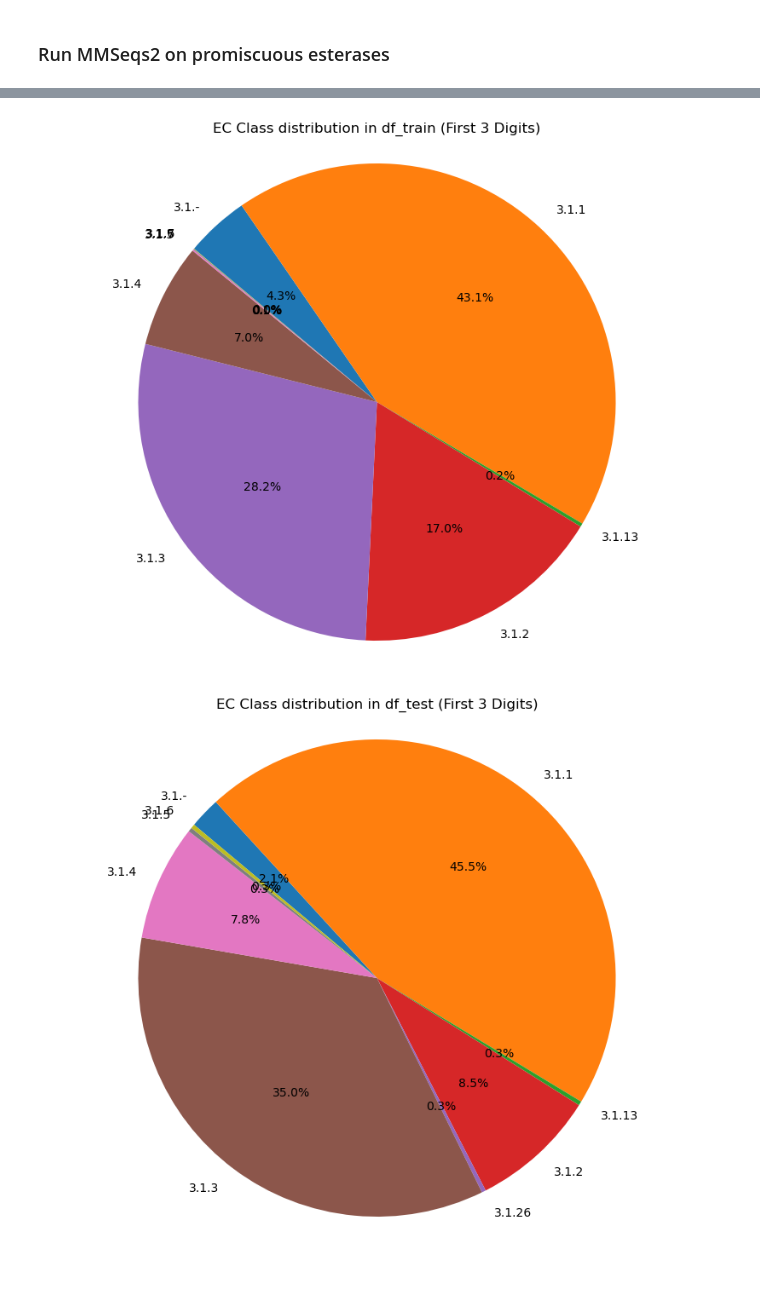
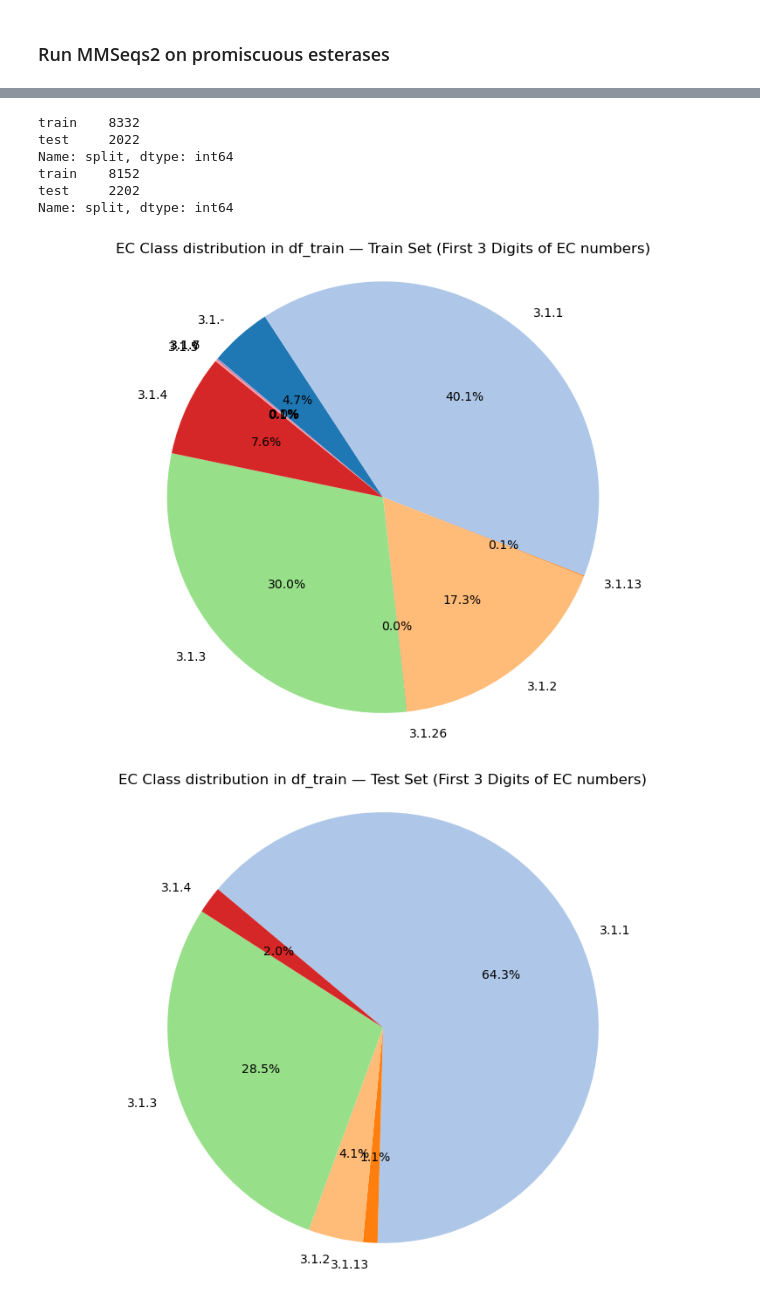
Before and after one commit to HelenSchmid/masterthesis, a Jupyter notebook: manuscript/N5_create_train_test_splits.ipynb, the cells around one changed output, grey strips where cells are left out. Cells and saved outputs as stored; diff of their text form; code cells hidden in the pictures.

Commit message:
Create train-test splits for esterase dataset

```diff
--- a/manuscript/N5_create_train_test_splits.ipynb
+++ b/manuscript/N5_create_train_test_splits.ipynb
@@ -190,33 +226,34 @@ plot_ec_class_pie_chart(df_val, ec_column='EC number', ec_level=3, title = 'EC C
 # %%
 from sklearn.model_selection import StratifiedGroupKFold
 import pandas as pd
 
-def stratified_group_split(df, label_col, group_col, train_size=0.8, val_size=0.1, test_size=0.1, random_state=42):
-    assert abs(train_size + val_size + test_size - 1.0) < 1e-6, "Split ratios must sum to 1."
 
-    sgkf = StratifiedGroupKFold(n_splits=int(1 / test_size), shuffle=True, random_state=random_state)
 
-    # First split: train + val vs test
-    for train_val_idx, test_idx in sgkf.split(df, y=df[label_col], groups=df[group_col]):
-        df_train_val = df.iloc[train_val_idx].copy()
-        df_test_stratified = df.iloc[test_idx].copy()
+def stratified_train_test_splits(df, cluster_col, label_col, train_size=0.8, random_state=42):
+    df = df.copy()
+
+    sgkf = StratifiedGroupKFold(n_splits=int(1 / (1-train_size)), shuffle=True, random_state=random_state)
+
+    for train_idx, test_idx in sgkf.split(df, y=df[label_col], groups=df[cluster_col]):
+        df['split'] = 'none'
+        df.loc[train_idx, 'split'] = 'train'
+        df.loc[test_idx, 'split'] = 'test'
+        print(df['split'].value_counts())
         break  # only take the first split
 
-    # Second split: train vs val within train_val
-    val_ratio = val_size / (train_size + val_size)
-    sgkf_val = StratifiedGroupKFold(n_splits=int(1 / val_ratio), shuffle=True, random_state=random_state + 1)
-    for train_idx, val_idx in sgkf_val.split(df_train_val, y=df_train_val[label_col], groups=df_train_val[group_col]):
-        df_train_stratified = df_train_val.iloc[train_idx].copy()
-        df_val_stratified = df_train_val.iloc[val_idx].copy()
-        break  # only take the first split
+    return df
 
-    return df_train_stratified.reset_index(drop=True), df_val_stratified.reset_index(drop=True), df_test_stratified.reset_index(drop=True)
+df_train_test_0p5_similarity = stratified_train_test_splits(df, label_col='EC number', cluster_col='mmseqs_representative_cluster_seq_0p5_similarity', train_size=0.8)
+df_train_test_0p3_similarity = stratified_train_test_splits(df, label_col='EC number', cluster_col='mmseqs_representative_cluster_seq_0p3_similarity', train_size=0.8)
 
-df_train_stratified, df_val_stratified, df_test_stratified = stratified_group_split(df, label_col='EC number', group_col = 'mmseqs_representative_cluster_seq')
-
-plot_ec_class_pie_chart(df_train_stratified, ec_column='EC number', ec_level=3, title = 'EC Class distribution in df_train')
-plot_ec_class_pie_chart(df_test_stratified, ec_column='EC number', ec_level=3, title = 'EC Class distribution in df_test')
-plot_ec_class_pie_chart(df_val_stratified, ec_column='EC number', ec_level=3, title = 'EC Class distribution in df_val')
+plot_ec_class_pie_chart(df_train_test_0p5_similarity, ec_column='EC number', ec_level=3, title = 'EC Class distribution in df_train')
+plot_ec_class_pie_chart(df_train_test_0p3_similarity, ec_column='EC number', ec_level=3, title = 'EC Class distribution in df_train')
 # %% [output]
+train    8332
+test     2022
+Name: split, dtype: int64
+train    8152
+test     2202
+Name: split, dtype: int64
-[figure, old version]
+[figure, new version]
-[figure, old version]
+[figure, new version]
```
Also changed, not shown: parts of 12 cells of this notebook, 4 other files.
